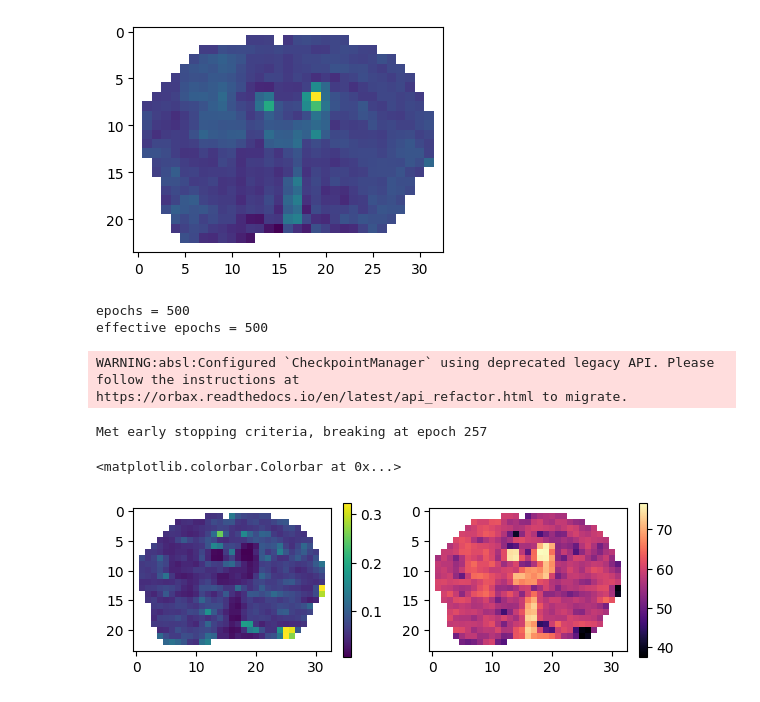
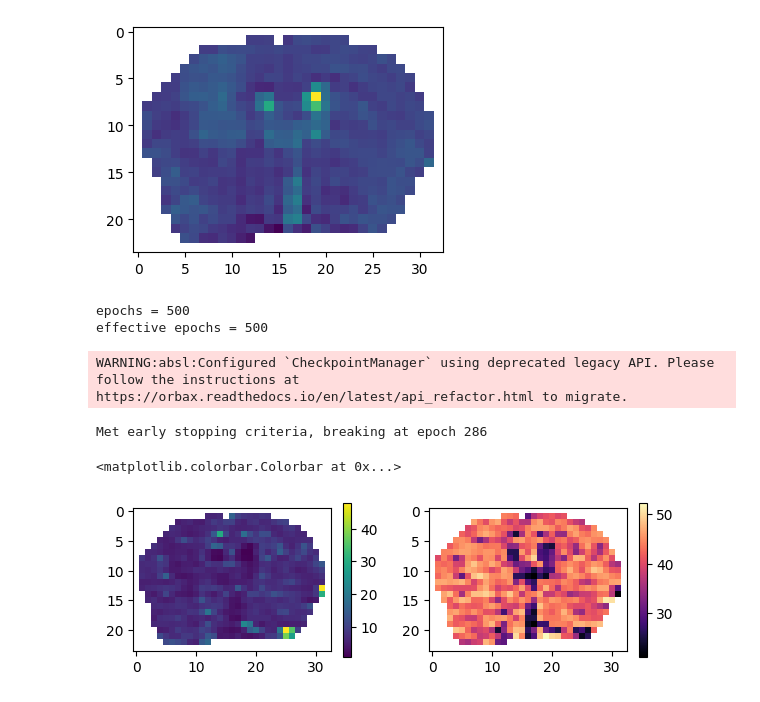
Before and after one commit to ronmoneta-tau/neural-fitting, a Jupyter notebook: Rons/demo_mice.ipynb, the cells around one changed output. Cells and saved outputs as stored; diff of their text form; code cells hidden in the pictures.

```diff
--- a/Rons/demo_mice.ipynb
+++ b/Rons/demo_mice.ipynb
@@ -345,7 +345,9 @@ pipelines.pipeline_config.train_config.tpnoise_augmentation_burn_in = 50
 net.MyMLP.sigmoid_scale_fac = 10  # priority for center of range
 
 
-pipelines.pipeline_config.train_config.tp_noise = False #try without the noise augmentation
+# pipelines.pipeline_config.train_config.tp_noise = False # try without the noise augmentation
+# This should stay commented as it made the std later extremely large. seems like without it The network doesn't learn to predict uncertainty properly. and it defaults to predicting almost constant, large uncertainty values for all pixels
+
 
 
 data_feed_mt.ds = 1
@@ -362,7 +364,7 @@ predictor_mt, _ = pipelines.run_train(
 epochs = 500
 effective epochs = 500
 WARNING:absl:Configured `CheckpointManager` using deprecated legacy API. Please follow the instructions at https://orbax.readthedocs.io/en/latest/api_refactor.html to migrate.
-Met early stopping criteria, breaking at epoch 257
+Met early stopping criteria, breaking at epoch 286
 # %%
 data_feed_mt.ds = 1
 mt_tissue_params_est, nn_pred_signal_normed_np = infer.infer(
@@ -372,13 +374,13 @@ mt_tissue_params_est, nn_pred_signal_normed_np = infer.infer(
 # %%
 plt.figure(figsize=(7, 2))
 plt.subplot(1,2,1)
 # [15:45,0,15:50]
-plt.imshow(mt_tissue_params_est['fc_T'].squeeze());               plt.colorbar()
+plt.imshow(mt_tissue_params_est['fc_T'].squeeze() * 100);               plt.colorbar()
 plt.subplot(1,2,2)
 plt.imshow(mt_tissue_params_est['kc_T'].squeeze(), cmap='magma'); plt.colorbar()
 # %% [output]
 <matplotlib.colorbar.Colorbar at 0x...>
-[figure, old version]
+[figure, new version]
 # %%
 import matplotlib.colors as mcolors
 
```
Also changed, not shown: parts of 7 cells of this notebook.
